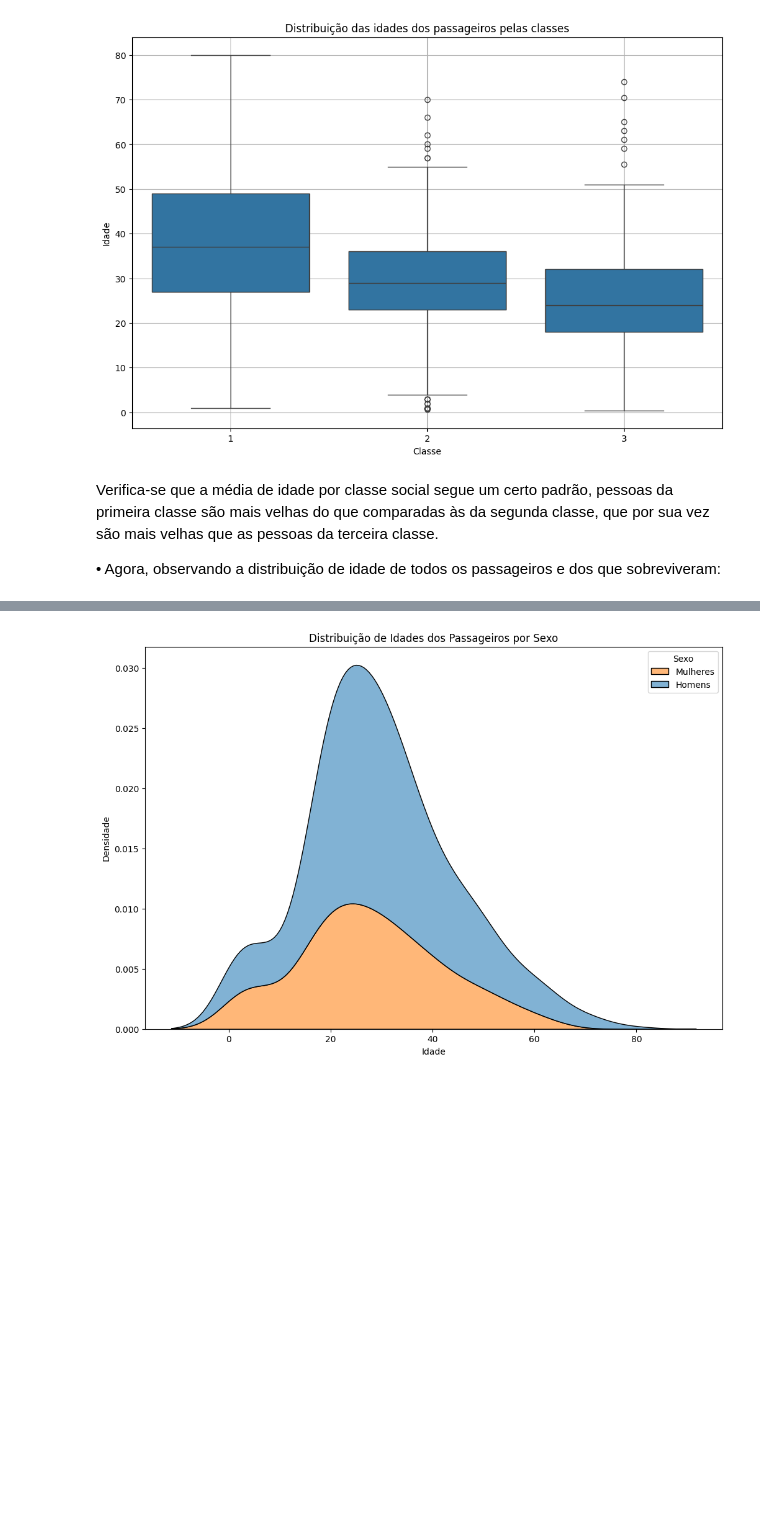
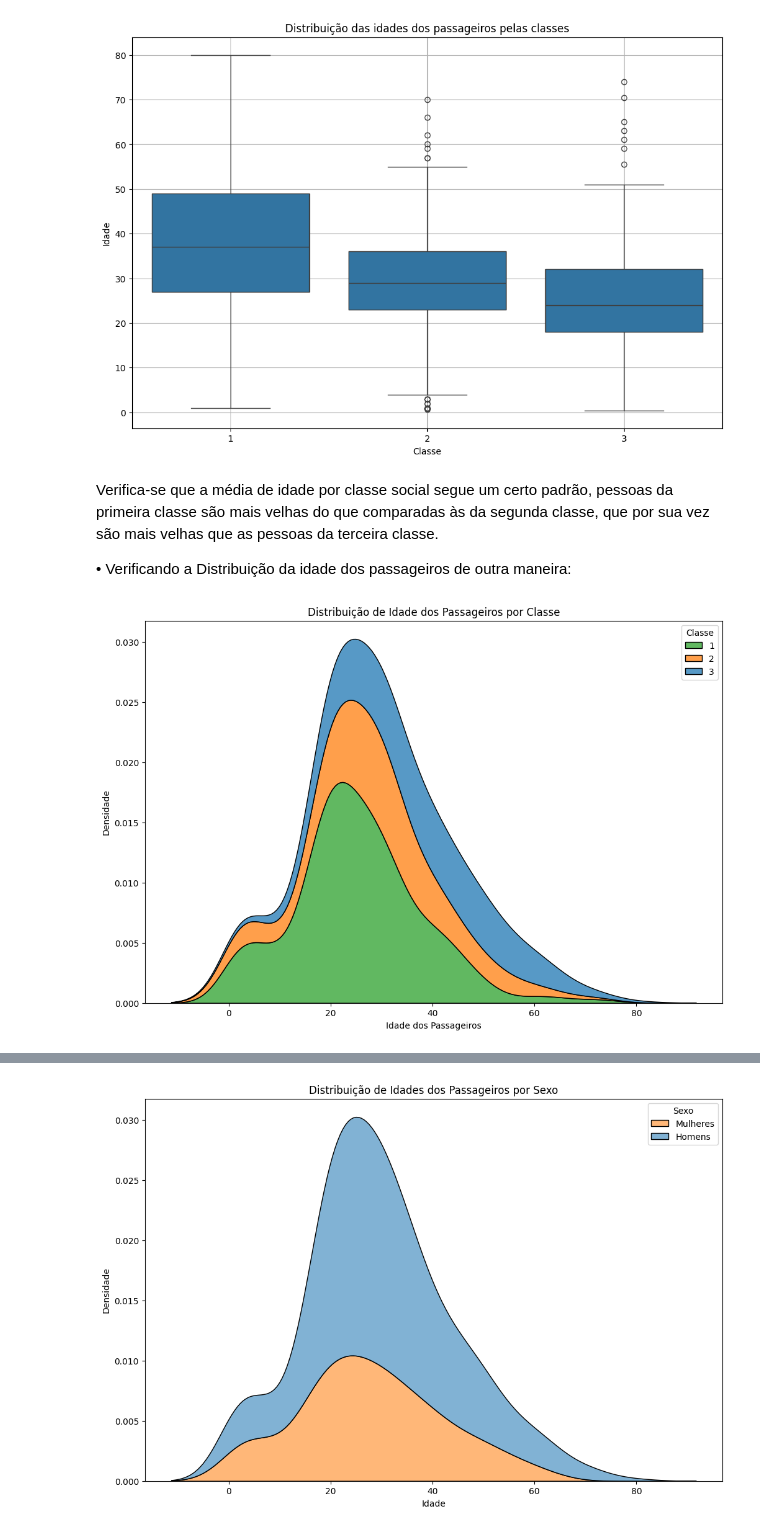
Before and after one commit to LSouzaCosta/DataScience, a Jupyter notebook: Titanic/01_EDA_titanic.ipynb, the cells around one changed output, grey strips where cells are left out. Drawn from its saved outputs; the diff is of its cells as text; code cells hidden in the pictures; blank space fills up the shorter version.

```diff
--- a/Titanic/01_EDA_titanic.ipynb
+++ b/Titanic/01_EDA_titanic.ipynb
@@ -96,4 +96,19 @@ plt.show()
 # %% [markdown]
 Verifica-se que a média de idade por classe social segue um certo padrão, pessoas da primeira classe são mais velhas do que comparadas às da segunda classe, que por sua vez são mais velhas que as pessoas da terceira classe.
 
-• Agora, observando a distribuição de idade de todos os passageiros e dos que sobreviveram:
+• Verificando a Distribuição da idade dos passageiros de outra maneira:
+# %%
+# Criando o gráfico kdeplot
+age_DF = train_DF.sort_values(by='Pclass')
+plt.figure(figsize=(12,8))
+graph = sns.kdeplot(data=age_DF, x="Age", hue="Pclass", multiple="stack", palette= "tab10")#custom_palette)
+
+# Configurações do gráfico
+plt.title('Distribuição de Idade dos Passageiros por Classe')
+plt.xlabel('Idade dos Passageiros')
+plt.ylabel('Densidade')
+graph.legend(title='Classe',labels= ["1", "2","3"] ,  loc='upper right')
+# Exibir o gráfico
+plt.show()
+# %% [output]
+[figure, added]
```
Also changed, not shown: parts of 23 cells of this notebook, 1 other file.
